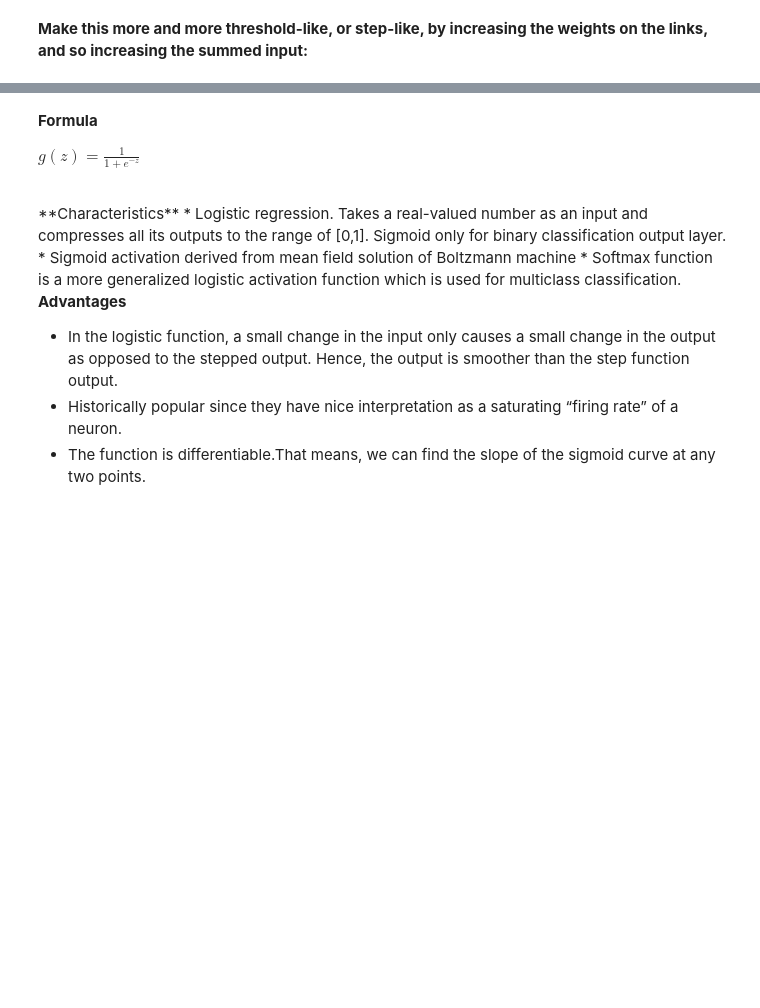
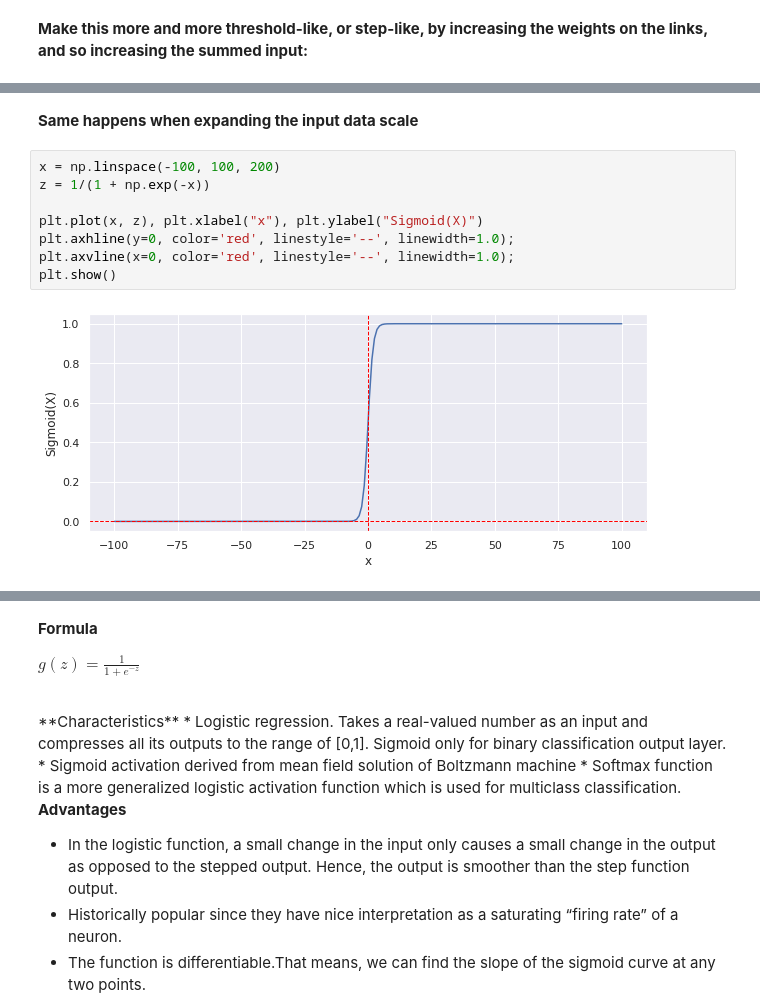
Before and after one commit to deltorobarba/sciences, a Jupyter notebook: activation.ipynb, the cells around one changed output, grey strips where cells are left out. Saved outputs shown, nothing was run; the diff lists cells and outputs as text; blank space fills up the shorter version.

```diff
--- a/activation.ipynb
+++ b/activation.ipynb
@@ -71,0 +82,12 @@ plt.show()
+# %% [markdown]
+**Same happens when expanding the input data scale**
+# %%
+x = np.linspace(-100, 100, 200)
+z = 1/(1 + np.exp(-x))
+
+plt.plot(x, z), plt.xlabel("x"), plt.ylabel("Sigmoid(X)")
+plt.axhline(y=0, color='red', linestyle='--', linewidth=1.0);
+plt.axvline(x=0, color='red', linestyle='--', linewidth=1.0);
+plt.show()
+# %% [output]
+[figure, added]
```
Also changed, not shown: parts of 3 cells of this notebook.
